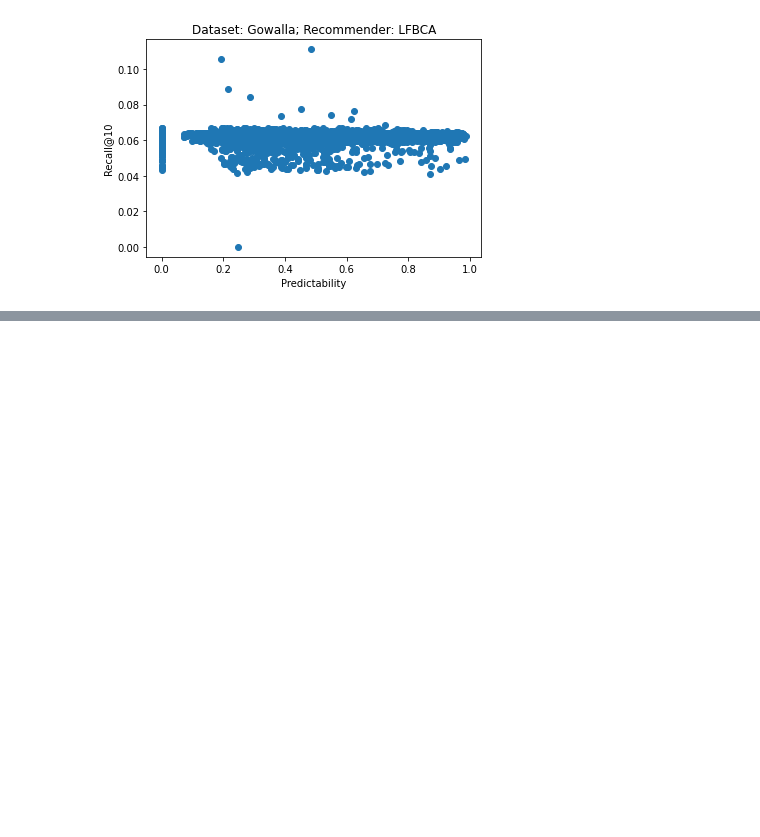
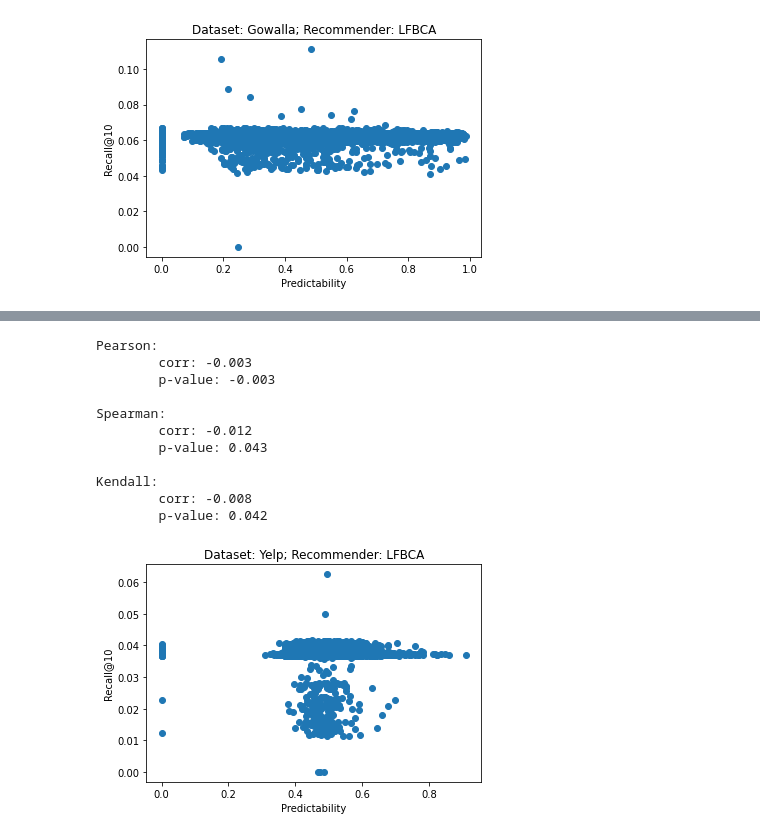
Before and after one commit to hugodavilat/recomendadores, a Jupyter notebook: merge_results/merged.ipynb, the cells around one changed output, grey strips where cells are left out. Cells and saved outputs as stored; diff of their text form; code cells hidden in the pictures; blank space fills up the shorter version.

```diff
--- a/merge_results/merged.ipynb
+++ b/merge_results/merged.ipynb
@@ -69,0 +88,18 @@ Kendall:
+# %%
+ds, rc = 'yelp', 'lfbca'
+precs, recs, preds = get_result(ds, rc)
+plt_chart(preds, recs, 'Dataset: Yelp; Recommender: LFBCA', 'Predictability', 'Recall@10')
+get_corr(preds, recs)
+# %% [output]
+Pearson:
+        corr: -0.003
+        p-value: -0.003
+
+Spearman:
+        corr: -0.012
+        p-value: 0.043
+
+Kendall:
+        corr: -0.008
+        p-value: 0.042
+[figure, added]
```
Also changed, not shown: parts of 1 cell of this notebook, 25 other files.
